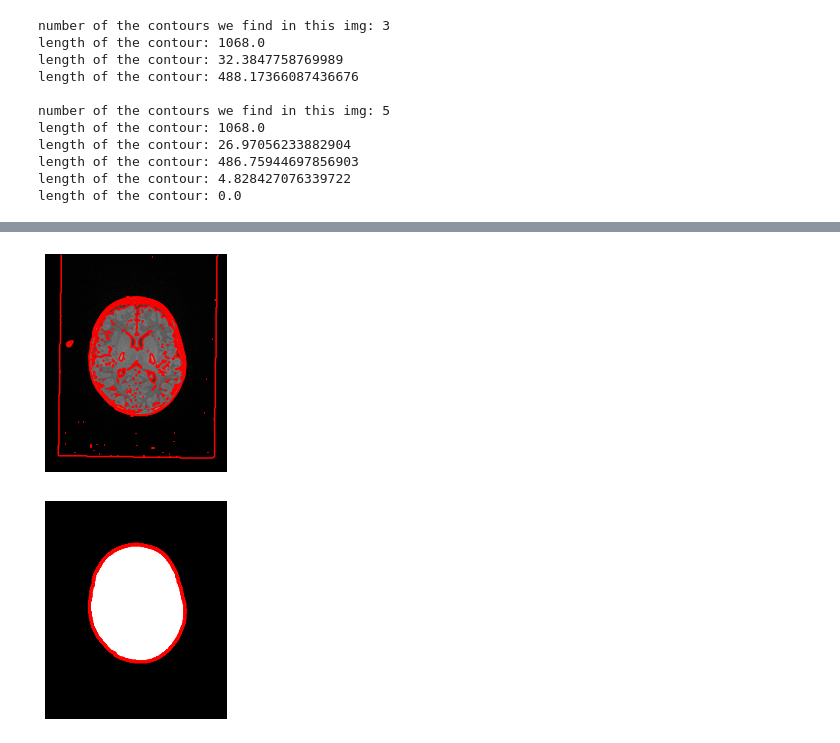
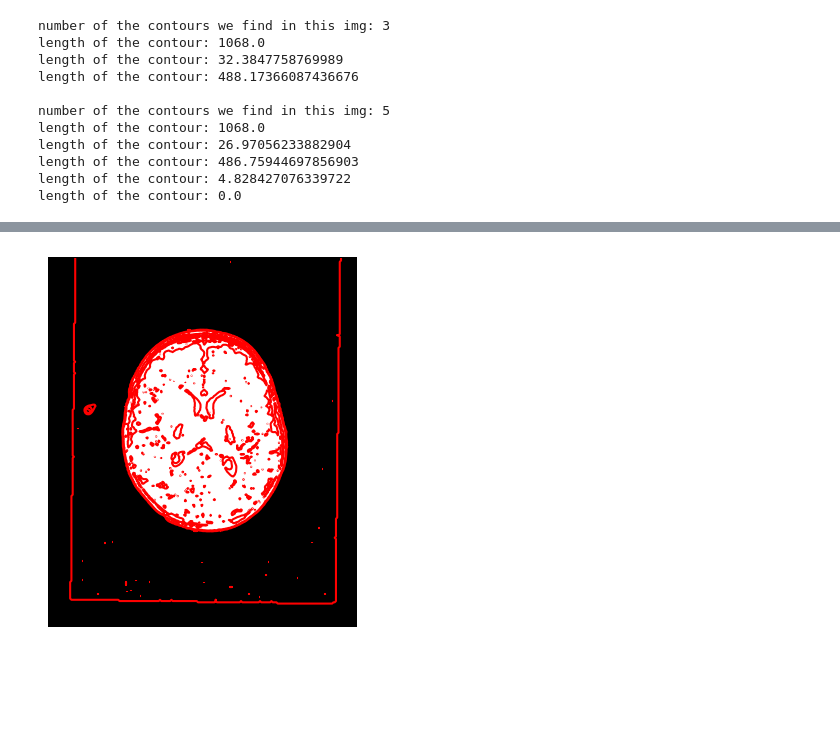
Before and after one commit to COMP523TeamD/TechTalk, a Jupyter notebook: src/contour.ipynb, the cells around one changed output, grey strips where cells are left out. Saved outputs shown, nothing was run; the diff lists cells and outputs as text; code cells hidden in the pictures; blank space fills up the shorter version.

```diff
--- a/src/contour.ipynb
+++ b/src/contour.ipynb
@@ -213,19 +205,9 @@ length of the contour: 0.0
 # %%
-
-# Visualize the contour using QImage methods
-contour_img = sitk.LabelContour(img, fullyConnected=True)
-
-plt.imshow(transfer_to_2D(img), cmap = "gray")
-plt.contour(transfer_to_2D(contour_img), colors = "r")
-plt.axis("off")
-plt.show()
-
-contour_img = sitk.LabelContour(largest_component, fullyConnected=True)
+contour_img2 = sitk.LabelContour(largest_component, fullyConnected=True)
 
 plt.imshow(transfer_to_2D(largest_component), cmap = "gray")
 plt.contour(transfer_to_2D(contour_img), colors = "r")
 plt.axis("off")
 plt.show()
 # %% [output]
-[figure, old version]
+[figure, new version]
-[figure, removed]
```
Also changed, not shown: parts of 6 cells of this notebook.
